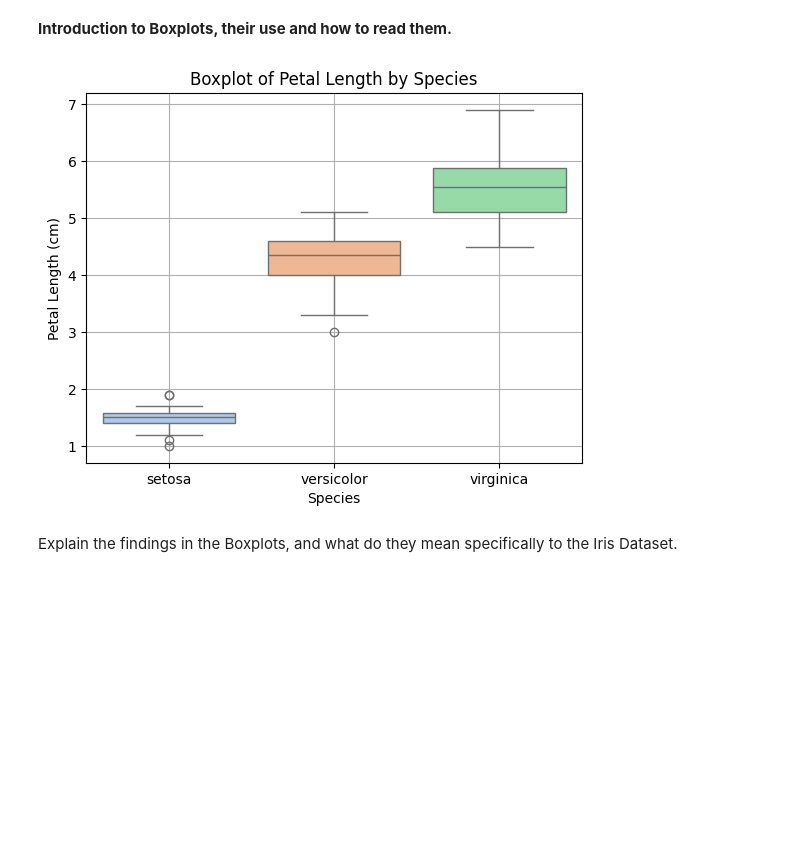
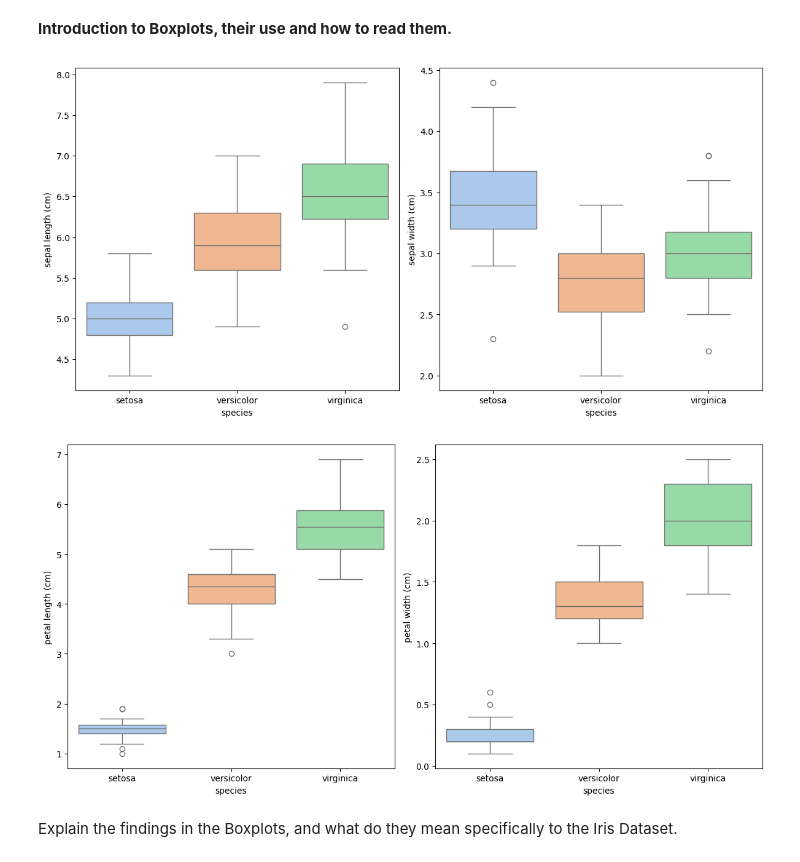
Before and after one commit to marianemcgrath/pands_project, a Jupyter notebook: analysis.ipynb, the cells around one changed output. Drawn from its saved outputs; the diff is of its cells as text; code cells hidden in the pictures; blank space fills up the shorter version.

Commit message:
plots_graphs_edit_250509

```diff
--- a/analysis.ipynb
+++ b/analysis.ipynb
@@ -72,3 +48,16 @@ Using the display() function below, we receive the output of the dataset in a ni
 
 Source: https://scikit-learn.org/stable/modules/generated/sklearn.datasets.load_iris.html (About the load.iris() function)
 **Source: For the use of display instead of print**
+# %%
+# CSV URL for the iris dataset
+csv_url = "https://archive.ics.uci.edu/ml/machine-learning-databases/iris/iris.data"
+
+# Column names for the dataset
+
+# Loading the iris dataset
+iris = pd.read_csv(csv_url)
+
+# Below we can see the data
+print (iris)
+
+# Source: https://scikit-learn.org/stable/modules/generated/sklearn.datasets.load_iris.html
@@ -158,32 +185,29 @@ Explain what the histograms mean, and how it relates to our objective and purpos
 # %% [markdown]
 **Introduction to Boxplots, their use and how to read them.**
 # %%
-# First, we'll create a boxplot for each species
+# Boxplots to visualize distributions
+# We'll create boxplots for each feature
+plt.figure(figsize=(12, 6))
+# We'll create a boxplot for the sepal length and width
+plt.subplot(1, 2, 1)
+sns.boxplot(x="species",hue='species', y="sepal length (cm)", data=df, palette="pastel")
+plt.subplot(1, 2, 2)
+sns.boxplot(x="species",hue='species', y="sepal width (cm)", data=df, palette="pastel")
+plt.tight_layout()
 
-# Let's create a nice table (DataFrame) to hold the flower measurements
-df = pd.DataFrame(iris.data, columns=iris.feature_names)                    # iris.data contains all the measurements (like petal length)
-                                                                            # iris.feature_names tells us what each measurement column means
-# Now let's add the species names to our plot
-df['target'] = iris.target                                                  # iris.target has numbers to represent each species (0, 1, 2)
-df['species'] = iris.target_names[iris.target]                              # Now, we convert to names ('setosa', 'versicolor', 'virginica')
-
-# Now we create the actual boxplot using seaborn (sns)
-sns.boxplot(x='species',y='petal length (cm)', hue='species',               # We'll put the flower types on the bottom (x-axis),and compare
-            data=df, palette='pastel', dodge=False)                         # petal lengths (up the side/y-axis). Then, we'll use the data from the dataset
-                                                                            # And use a light color scheme
-
-
-plt.title('Boxplot of Petal Length by Species')                             # Now, we add a clear title at the top
-plt.xlabel('Species')                                                       # Label the bottom axis so we know it shows flower types
-plt.ylabel('Petal Length (cm)')                                             # Label the side axis so we know it shows petal lengths
-plt.grid()                                                                  # And add some grid lines to help us read the measurements with more accuracy
-
-plt.show()                                                                  # Finally, display the lovely graph
+# We'll create a boxplot for the petal length and width
+plt.figure(figsize=(12, 6))
+plt.subplot(1, 2, 1)
+sns.boxplot(x="species",hue='species', y="petal length (cm)", data=df, palette="pastel")
+plt.subplot(1, 2, 2)
+sns.boxplot(x="species", hue='species', y="petal width (cm)", data=df, palette="pastel")
+plt.tight_layout()
 
 # Source: https://medium.com/@hfahmida/eda-for-iris-dataset-with-boxplots-violin-plots-heatmap-pairwise-plots-535275b4c2a0 (EDA for the Iris Flower dataset)
 # Source: https://www.geeksforgeeks.org/box-plot-in-python-using-matplotlib/
 # Source: https://www.geeksforgeeks.org/using-the-hue-parameter-in-histograms-with-seaborn/
 # %% [output]
-[figure, old version]
+[figure, new version]
+[figure, added]
 # %% [markdown]
 Explain the findings in the Boxplots, and what do they mean specifically to the Iris Dataset.
```
Also changed, not shown: parts of 11 cells of this notebook.
